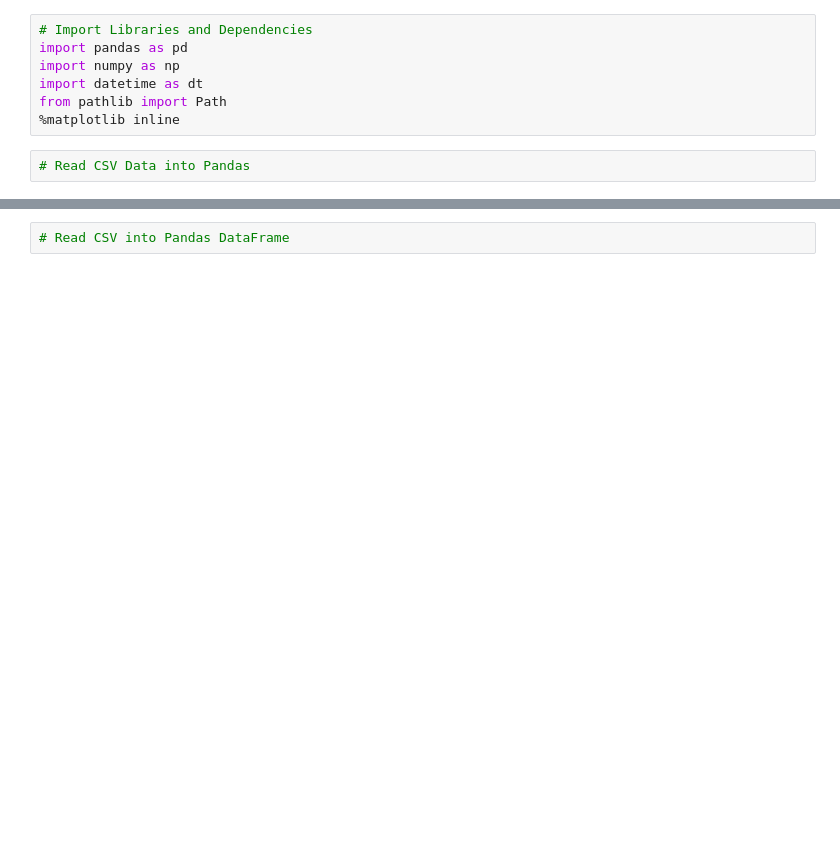
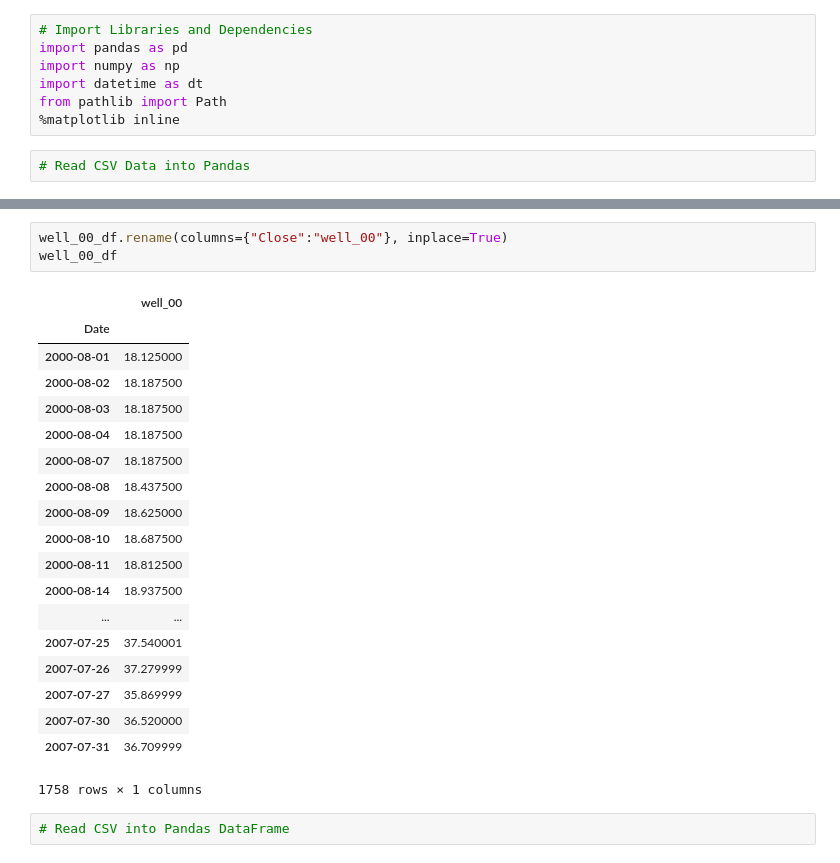
Before and after one commit to Tedmcm/GROUP1-Project, a Jupyter notebook: group1-project.ipynb, the cells around one changed output, grey strips where cells are left out. Saved outputs shown, nothing was run; the diff lists cells and outputs as text; blank space fills up the shorter version.

```diff
--- a/group1-project.ipynb
+++ b/group1-project.ipynb
@@ -17,3 +56,26 @@ FileNotFoundError: [Errno 2] File b'Project\\WELL_8_2000.csv' does not exist: b'
+# %%
+well_00_df.rename(columns={"Close":"well_00"}, inplace=True)
+well_00_df
+# %% [output]
+|  | well_00 |
+| Date |  |
+| 2000-08-01 | 18.125000 |
+| 2000-08-02 | 18.187500 |
+| 2000-08-03 | 18.187500 |
+| 2000-08-04 | 18.187500 |
+| 2000-08-07 | 18.187500 |
+| 2000-08-08 | 18.437500 |
+| 2000-08-09 | 18.625000 |
+| 2000-08-10 | 18.687500 |
+| 2000-08-11 | 18.812500 |
+| 2000-08-14 | 18.937500 |
+| ... | ... |
+| 2007-07-25 | 37.540001 |
+| 2007-07-26 | 37.279999 |
+| 2007-07-27 | 35.869999 |
+| 2007-07-30 | 36.520000 |
+| 2007-07-31 | 36.709999 |
+1758 rows × 1 columns
 # %%
 # Read CSV into Pandas DataFrame
 # %%
```
Also changed, not shown: parts of 7 cells of this notebook.
